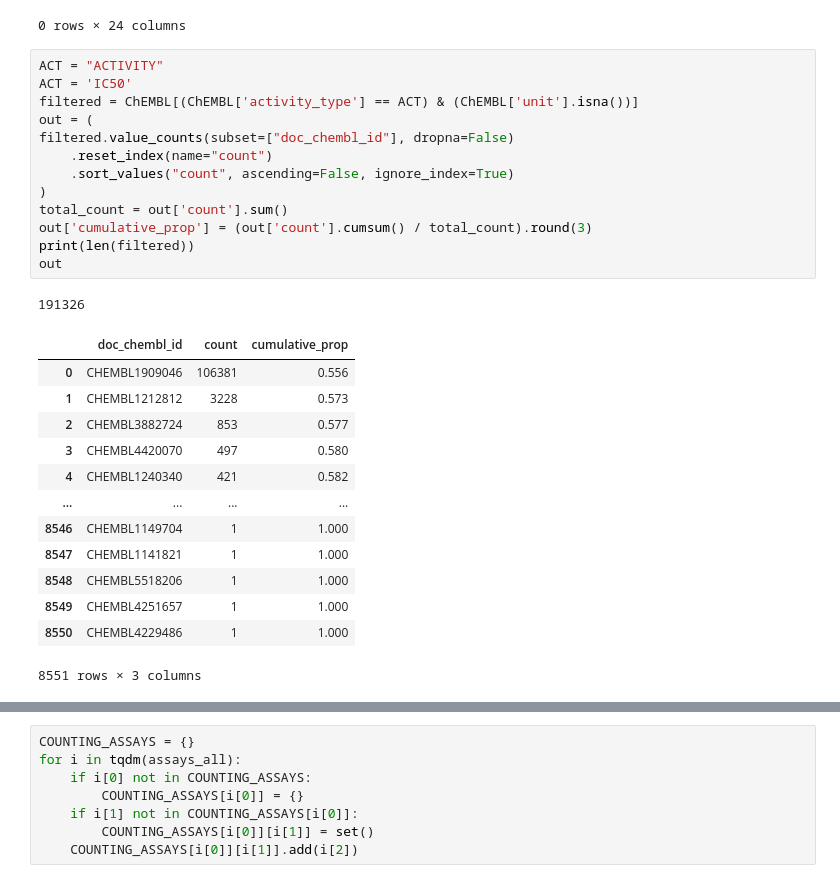
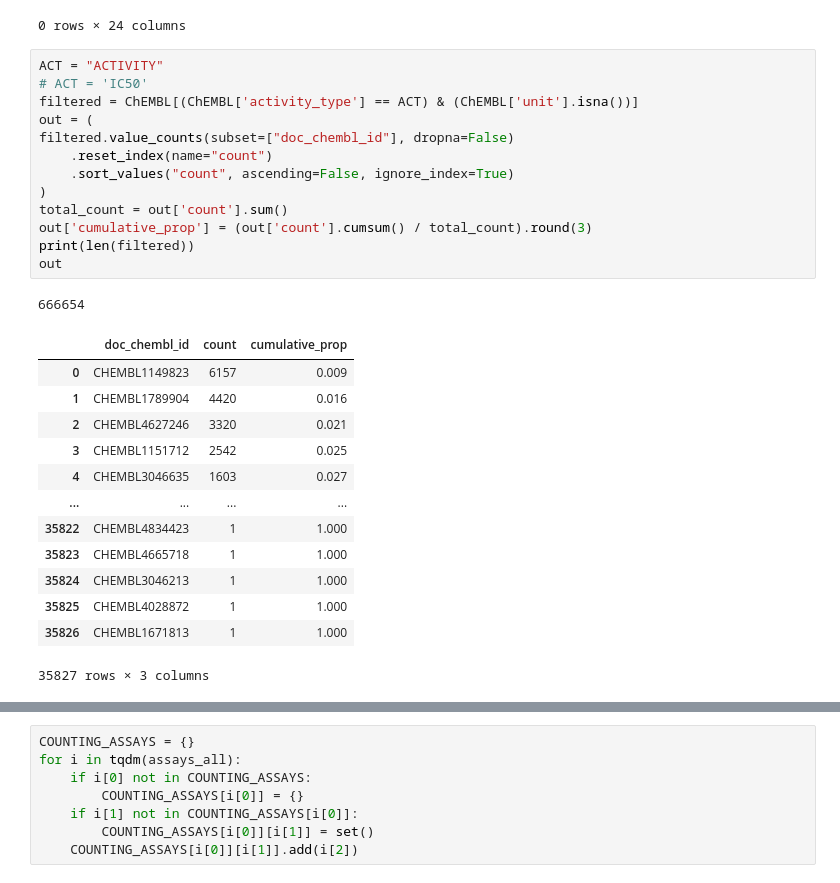
Before and after one commit to ersilia-os/chembl-antimicrobial-tasks, a Jupyter notebook: notebooks/06_clean_activities.ipynb, the cells around one changed output, grey strips where cells are left out. Drawn from its saved outputs; the diff is of its cells as text.

```diff
--- a/notebooks/06_clean_activities.ipynb
+++ b/notebooks/06_clean_activities.ipynb
@@ -107,32 +107,32 @@ ChEMBL[(ChEMBL['unit'].isna()) & (ChEMBL['pchembl'].isna() == False)]
 0 rows × 24 columns
 # %%
 ACT = "ACTIVITY"
-ACT = 'IC50'
+# ACT = 'IC50'
 filtered = ChEMBL[(ChEMBL['activity_type'] == ACT) & (ChEMBL['unit'].isna())]
 out = (
 filtered.value_counts(subset=["doc_chembl_id"], dropna=False)
     .reset_index(name="count")
     .sort_values("count", ascending=False, ignore_index=True)
 )
 total_count = out['count'].sum()
 out['cumulative_prop'] = (out['count'].cumsum() / total_count).round(3)
 print(len(filtered))
 out
 # %% [output]
-191326
+666654
 |  | doc_chembl_id | count | cumulative_prop |
-| 0 | CHEMBL1909046 | 106381 | 0.556 |
-| 1 | CHEMBL1212812 | 3228 | 0.573 |
-| 2 | CHEMBL3882724 | 853 | 0.577 |
-| 3 | CHEMBL4420070 | 497 | 0.580 |
-| 4 | CHEMBL1240340 | 421 | 0.582 |
+| 0 | CHEMBL1149823 | 6157 | 0.009 |
+| 1 | CHEMBL1789904 | 4420 | 0.016 |
+| 2 | CHEMBL4627246 | 3320 | 0.021 |
+| 3 | CHEMBL1151712 | 2542 | 0.025 |
+| 4 | CHEMBL3046635 | 1603 | 0.027 |
 | ... | ... | ... | ... |
-| 8546 | CHEMBL1149704 | 1 | 1.000 |
-| 8547 | CHEMBL1141821 | 1 | 1.000 |
-| 8548 | CHEMBL5518206 | 1 | 1.000 |
-| 8549 | CHEMBL4251657 | 1 | 1.000 |
-| 8550 | CHEMBL4229486 | 1 | 1.000 |
+| 35822 | CHEMBL4834423 | 1 | 1.000 |
+| 35823 | CHEMBL4665718 | 1 | 1.000 |
+| 35824 | CHEMBL3046213 | 1 | 1.000 |
+| 35825 | CHEMBL4028872 | 1 | 1.000 |
+| 35826 | CHEMBL1671813 | 1 | 1.000 |
-8551 rows × 3 columns
+35827 rows × 3 columns
 # %%
 out = (
 filtered.value_counts(subset=["assay_chembl_id"], dropna=False)
```
Also changed, not shown: parts of 6 cells of this notebook.
